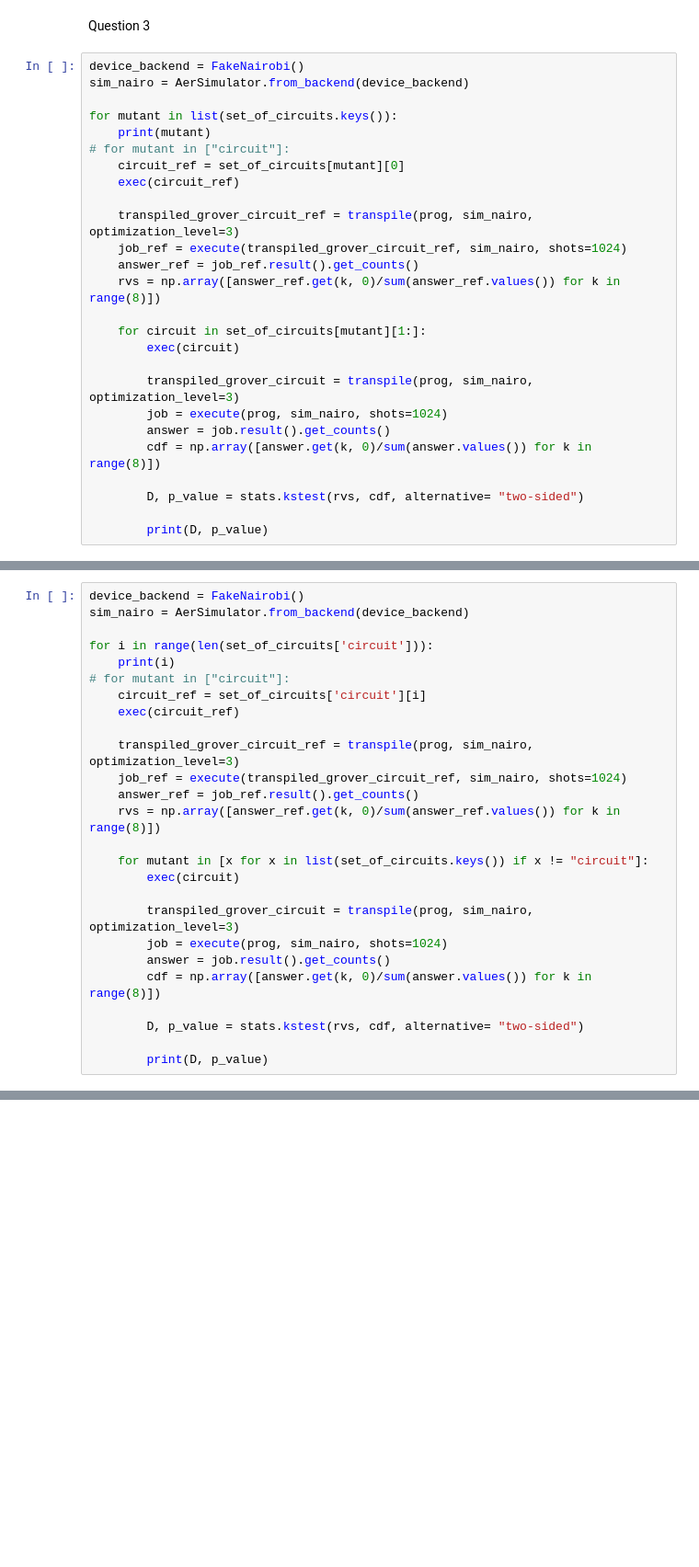
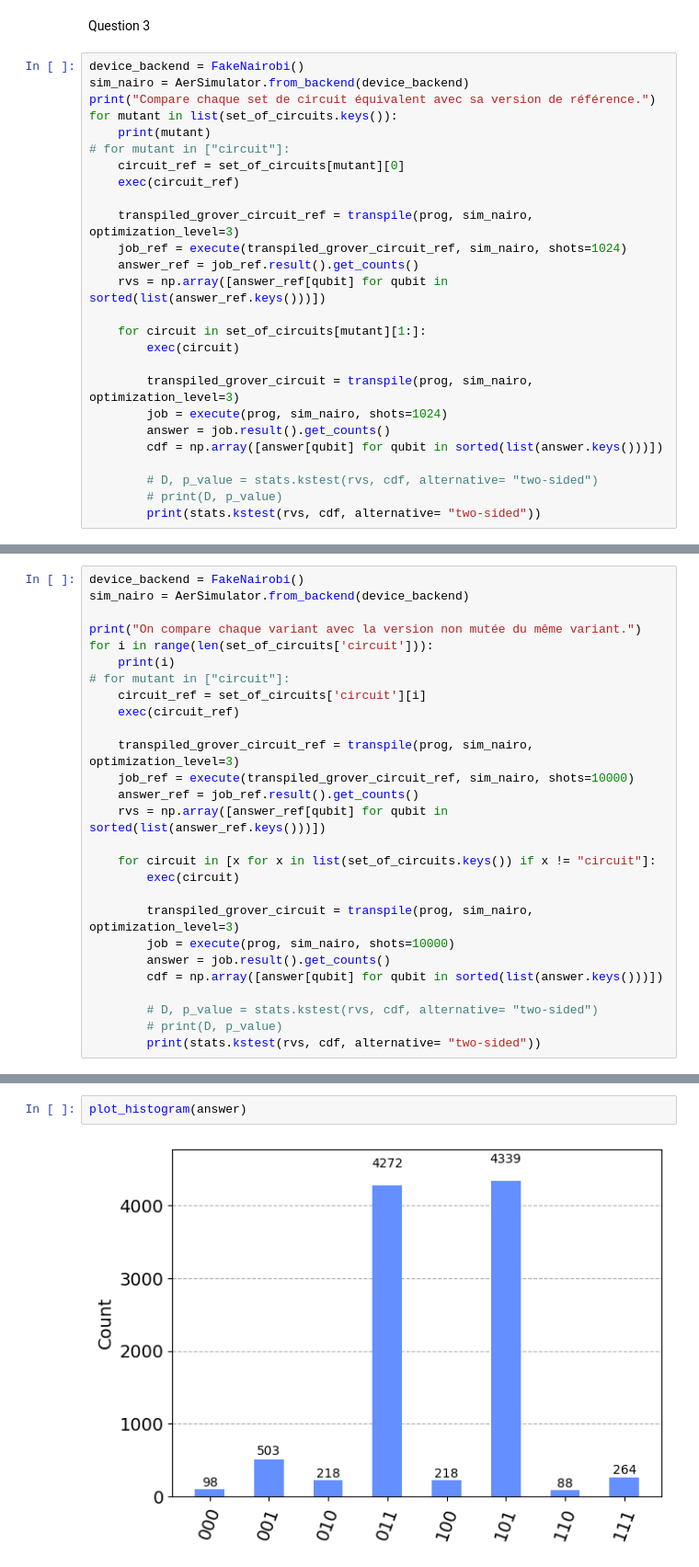
Before and after one commit to AdamNaoui/LOG6953C_TPs, a Jupyter notebook: TP3/tp3.ipynb, the cells around one changed output, grey strips where cells are left out. Shown at 92% size. Cells and saved outputs as stored; diff of their text form; blank space fills up the shorter version.

```diff
--- a/TP3/tp3.ipynb
+++ b/TP3/tp3.ipynb
@@ -372,7 +364,7 @@ Question 3
 # %%
 device_backend = FakeNairobi()
 sim_nairo = AerSimulator.from_backend(device_backend)
-
+print("Compare chaque set de circuit équivalent avec sa version de référence.")
 for mutant in list(set_of_circuits.keys()):
     print(mutant)
 # for mutant in ["circuit"]:
@@ -382,7 +374,7 @@ for mutant in list(set_of_circuits.keys()):
     transpiled_grover_circuit_ref = transpile(prog, sim_nairo, optimization_level=3)
     job_ref = execute(transpiled_grover_circuit_ref, sim_nairo, shots=1024)
     answer_ref = job_ref.result().get_counts()
-    rvs = np.array([answer_ref.get(k, 0)/sum(answer_ref.values()) for k in range(8)])
+    rvs = np.array([answer_ref[qubit] for qubit in sorted(list(answer_ref.keys()))])
 
     for circuit in set_of_circuits[mutant][1:]:
         exec(circuit)
@@ -390,9 +382,9 @@ for mutant in list(set_of_circuits.keys()):
         transpiled_grover_circuit = transpile(prog, sim_nairo, optimization_level=3)
         job = execute(prog, sim_nairo, shots=1024)
         answer = job.result().get_counts()
-        cdf = np.array([answer.get(k, 0)/sum(answer.values()) for k in range(8)])
+        cdf = np.array([answer[qubit] for qubit in sorted(list(answer.keys()))])
 
-        D, p_value = stats.kstest(rvs, cdf, alternative= "two-sided")
-
-        print(D, p_value)
+        # D, p_value = stats.kstest(rvs, cdf, alternative= "two-sided")
+        # print(D, p_value)
+        print(stats.kstest(rvs, cdf, alternative= "two-sided"))
 # %% [output]
@@ -417,6 +409,7 @@ mutant_1
 device_backend = FakeNairobi()
 sim_nairo = AerSimulator.from_backend(device_backend)
 
+print("On compare chaque variant avec la version non mutée du même variant.")
 for i in range(len(set_of_circuits['circuit'])):
     print(i)
 # for mutant in ["circuit"]:
@@ -424,18 +417,18 @@ for i in range(len(set_of_circuits['circuit'])):
     exec(circuit_ref)
 
     transpiled_grover_circuit_ref = transpile(prog, sim_nairo, optimization_level=3)
-    job_ref = execute(transpiled_grover_circuit_ref, sim_nairo, shots=1024)
+    job_ref = execute(transpiled_grover_circuit_ref, sim_nairo, shots=10000)
     answer_ref = job_ref.result().get_counts()
-    rvs = np.array([answer_ref.get(k, 0)/sum(answer_ref.values()) for k in range(8)])
+    rvs = np.array([answer_ref[qubit] for qubit in sorted(list(answer_ref.keys()))])
 
-    for mutant in [x for x in list(set_of_circuits.keys()) if x != "circuit"]:
+    for circuit in [x for x in list(set_of_circuits.keys()) if x != "circuit"]:
         exec(circuit)
 
         transpiled_grover_circuit = transpile(prog, sim_nairo, optimization_level=3)
-        job = execute(prog, sim_nairo, shots=1024)
+        job = execute(prog, sim_nairo, shots=10000)
         answer = job.result().get_counts()
-        cdf = np.array([answer.get(k, 0)/sum(answer.values()) for k in range(8)])
+        cdf = np.array([answer[qubit] for qubit in sorted(list(answer.keys()))])
 
-        D, p_value = stats.kstest(rvs, cdf, alternative= "two-sided")
-
-        print(D, p_value)
+        # D, p_value = stats.kstest(rvs, cdf, alternative= "two-sided")
+        # print(D, p_value)
+        print(stats.kstest(rvs, cdf, alternative= "two-sided"))
@@ -441,0 +453,4 @@ for i in range(len(set_of_circuits['circuit'])):
+# %%
+plot_histogram(answer)
+# %% [output]
+[figure, added]
```
Also changed, not shown: parts of 10 cells of this notebook.
